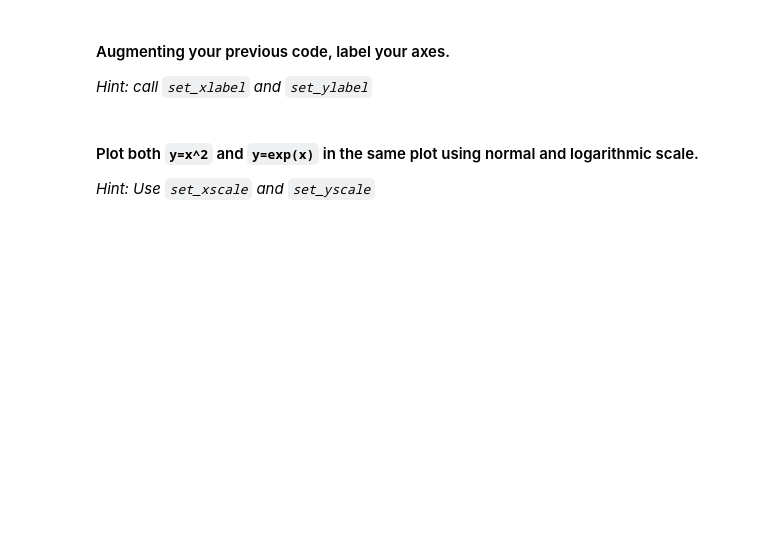
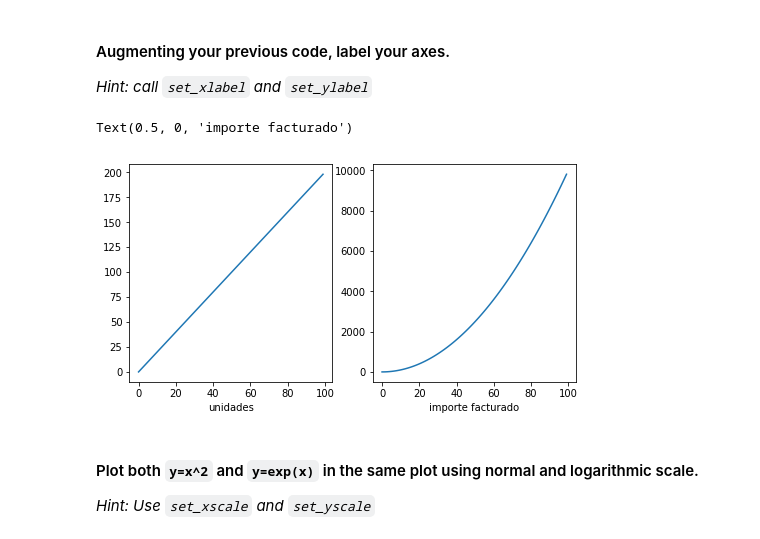
Before and after one commit to LauraRepullo/datamad0119, a Jupyter notebook: module-2/lab-matplotlib-seaborn/your-code/challenge-1.ipynb, the cells around one changed output. Drawn from its saved outputs; the diff is of its cells as text; code cells hidden in the pictures; blank space fills up the shorter version.

```diff
--- a/module-2/lab-matplotlib-seaborn/your-code/challenge-1.ipynb
+++ b/module-2/lab-matplotlib-seaborn/your-code/challenge-1.ipynb
@@ -61,3 +67,13 @@ plt.subplot(121)
+# %%
+# your code here
+f, (ax1,ax2) = plt.subplots(1,2,figsize=(8,4))
+ax1.plot(x, y)
+ax2.plot(x, z)
+ax1.set_xlabel('unidades')
+ax2.set_xlabel('importe facturado')
+# %% [output]
+Text(0.5, 0, 'importe facturado')
+[figure, added]
 # %% [markdown]
 #### Plot both `y=x^2` and `y=exp(x)` in the same plot using normal and logarithmic scale.
 
```
Also changed, not shown: parts of 8 cells of this notebook.
